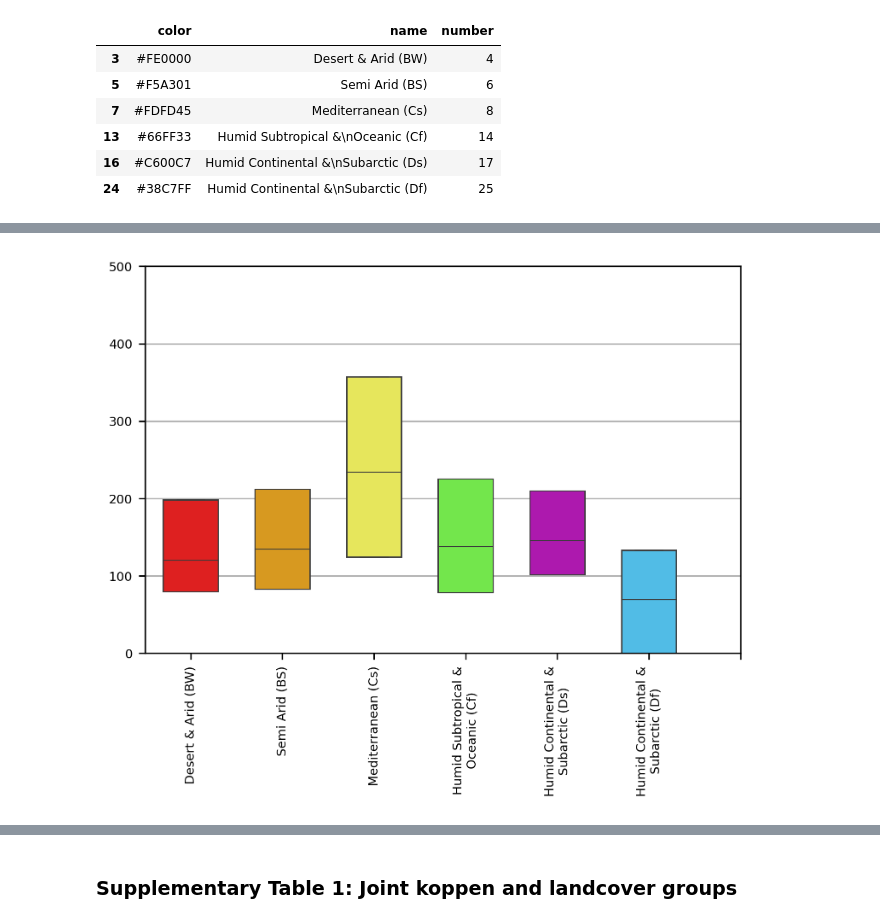
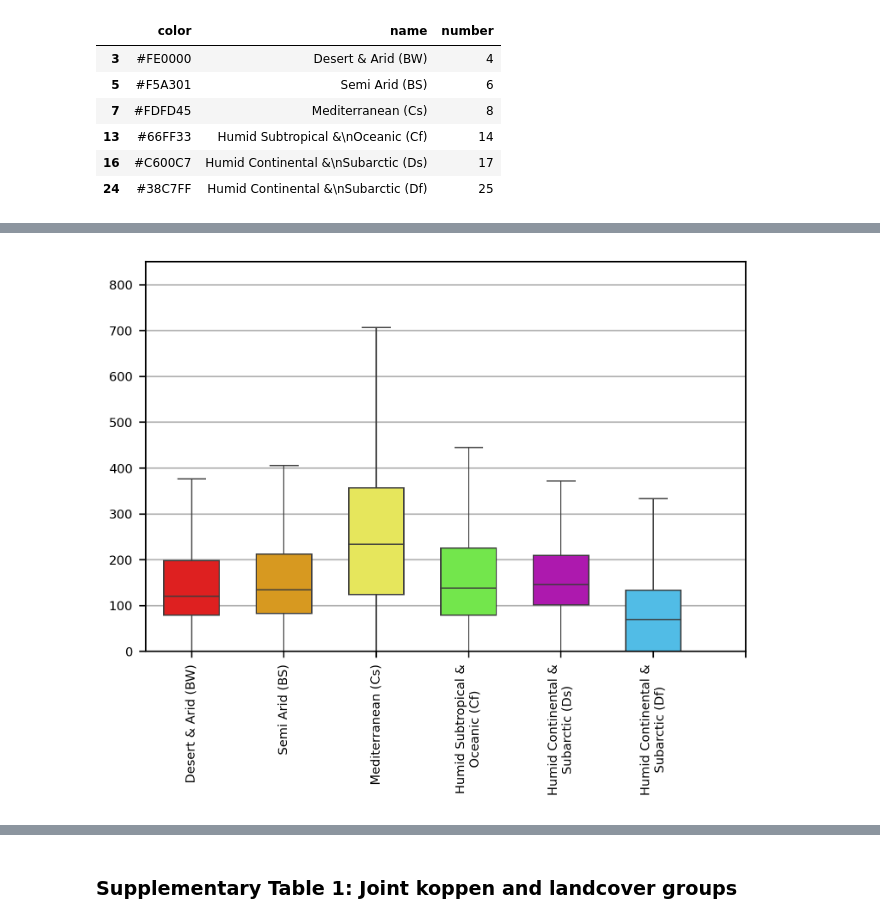
Before and after one commit to erica-mccormick/widespread-bedrock-water-use, a Jupyter notebook: Code_Part2.ipynb, the cells around one changed output, grey strips where cells are left out. Drawn from its saved outputs; the diff is of its cells as text; code cells hidden in the pictures.

```diff
--- a/Code_Part2.ipynb
+++ b/Code_Part2.ipynb
@@ -511,31 +534,31 @@ aesthetics
 # %%
 # set font size
 #plt.rc('xtick', labelsize=16)
 #plt.rc('ytick', labelsize=16)
 
 # set figure size
 f, ax = plt.subplots(figsize=(6, 4), dpi=300)
 
-sns.boxplot(x="Koppen_Together", y="Srock", data=df_Koppen, width=.6, linewidth = .7, palette=aesthetics['color'],whis = 0, showfliers = False)
+sns.boxplot(x="Koppen_Together", y="Srock", data=df_Koppen, width=.6, linewidth = .7, palette=aesthetics['color'],whis = 1.5, showfliers = False)
 #sns.boxplot(x="Koppen_Together", y="Srock", data=plotdf, width=.6,whis = 0, showfliers = False)
 # Tweak the visual presentation
 plt.xticks(np.arange(0, 7, step=1), labels = aesthetics['name'],rotation = 'vertical') # rotation='25', ha="right"
 ax.yaxis.grid(True)
 #ax.set_title('Köppen Climate Type')
 ax.set_axisbelow(True)
 #ax.set_xlabel(labels)
-ax.set_ylim(0, 500)
+ax.set_ylim(0, 850)
 ax.set_xlabel("")
 ax.set_ylabel("")
 #ax.set_ylabel('$S_{bedrock}$ (mm)')
 
 # Uncomment to download fig:
 plt.rcParams['pdf.fonttype'] = 42
 plt.savefig("koppen_boxes.pdf", transparent=True, bbox_inches='tight')
 files.download("koppen_boxes.pdf")
 # %% [output]
 [interactive output not drawn]
 [interactive output not drawn]
-[figure, old version]
+[figure, new version]
 # %%
 lcoi = ['Evergreen Needleleaf\nForests','Evergreen Broadleaf\nForests','Deciduous Needleleaf\nForests','Deciduous Broadleaf\nForests','Mixed Forests','Closed Shrublands','Open Shrublands','Woody Savannas','Savannas','Shrubland\n(<2m Height)']
```
Also changed, not shown: parts of 5 cells of this notebook.
